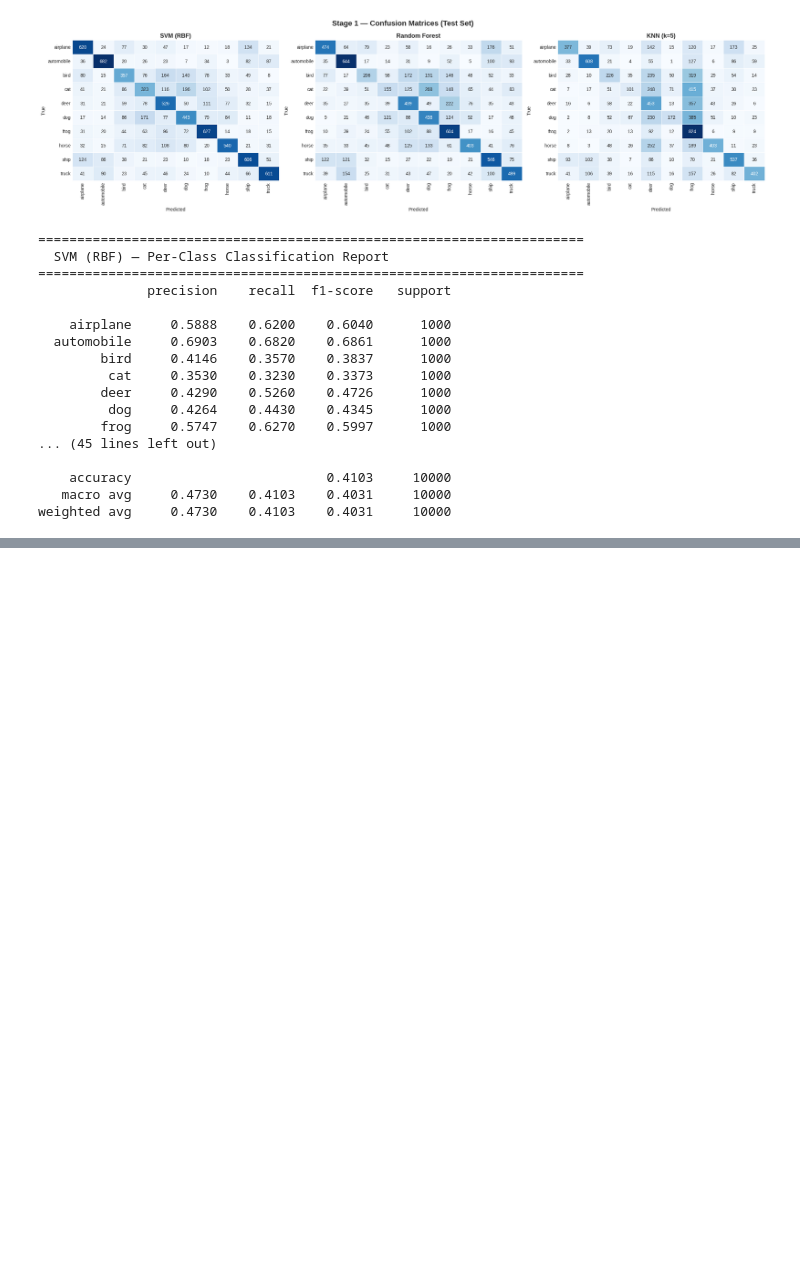
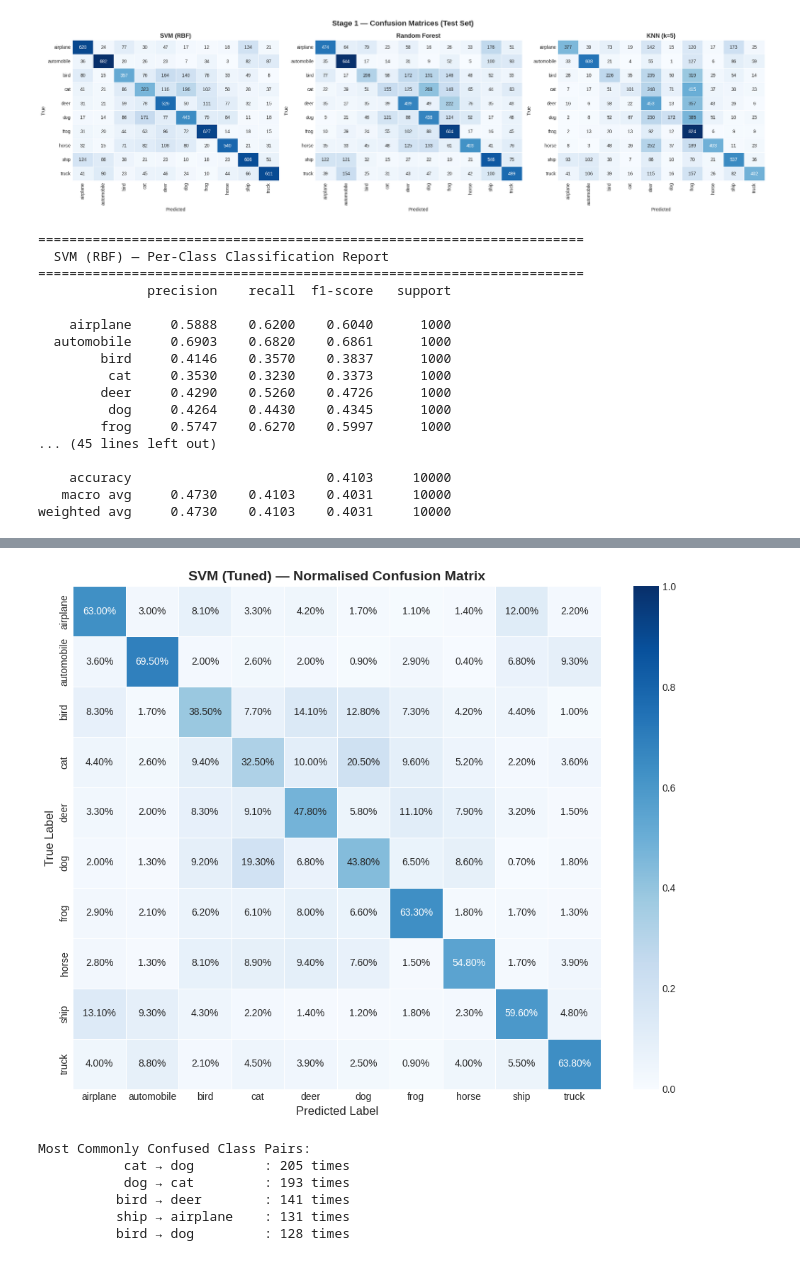
Before and after one commit to YISHU19/cifar10-ml-vs-dl, a Jupyter notebook: notebooks/01_ml_hog_svm.ipynb, the cells around one changed output, grey strips where cells are left out. Drawn from its saved outputs; the diff is of its cells as text; code cells hidden in the pictures; blank space fills up the shorter version.

```diff
--- a/notebooks/01_ml_hog_svm.ipynb
+++ b/notebooks/01_ml_hog_svm.ipynb
@@ -558,0 +801,28 @@ weighted avg     0.4730    0.4103    0.4031     10000
+# %%
+# Normalised confusion matrix
+cm_norm = cm.astype('float') / cm.sum(axis=1)[:, np.newaxis]
+fig, ax = plt.subplots(figsize=(10, 8))
+sns.heatmap(cm_norm, annot=True, fmt='.2%', cmap='Blues', xticklabels=CLASSES,
+            yticklabels=CLASSES, ax=ax, linewidths=0.5, vmin=0, vmax=1)
+ax.set_title('SVM (Tuned) — Normalised Confusion Matrix', fontsize=14, fontweight='bold')
+ax.set_xlabel('Predicted Label', fontsize=12)
+ax.set_ylabel('True Label', fontsize=12)
+plt.tight_layout()
+plt.show()
+
+# Most confused pairs
+print("Most Commonly Confused Class Pairs:")
+cm_copy = cm.copy()
+np.fill_diagonal(cm_copy, 0)
+for _ in range(5):
+    idx = np.unravel_index(cm_copy.argmax(), cm_copy.shape)
+    print(f"  {CLASSES[idx[0]]:>12s} → {CLASSES[idx[1]]:<12s}: {cm_copy[idx]} times")
+    cm_copy[idx] = 0
+# %% [output]
+[figure, added]
+Most Commonly Confused Class Pairs:
+           cat → dog         : 205 times
+           dog → cat         : 193 times
+          bird → deer        : 141 times
+          ship → airplane    : 131 times
+          bird → dog         : 128 times
```
Also changed, not shown: parts of 22 cells of this notebook.
